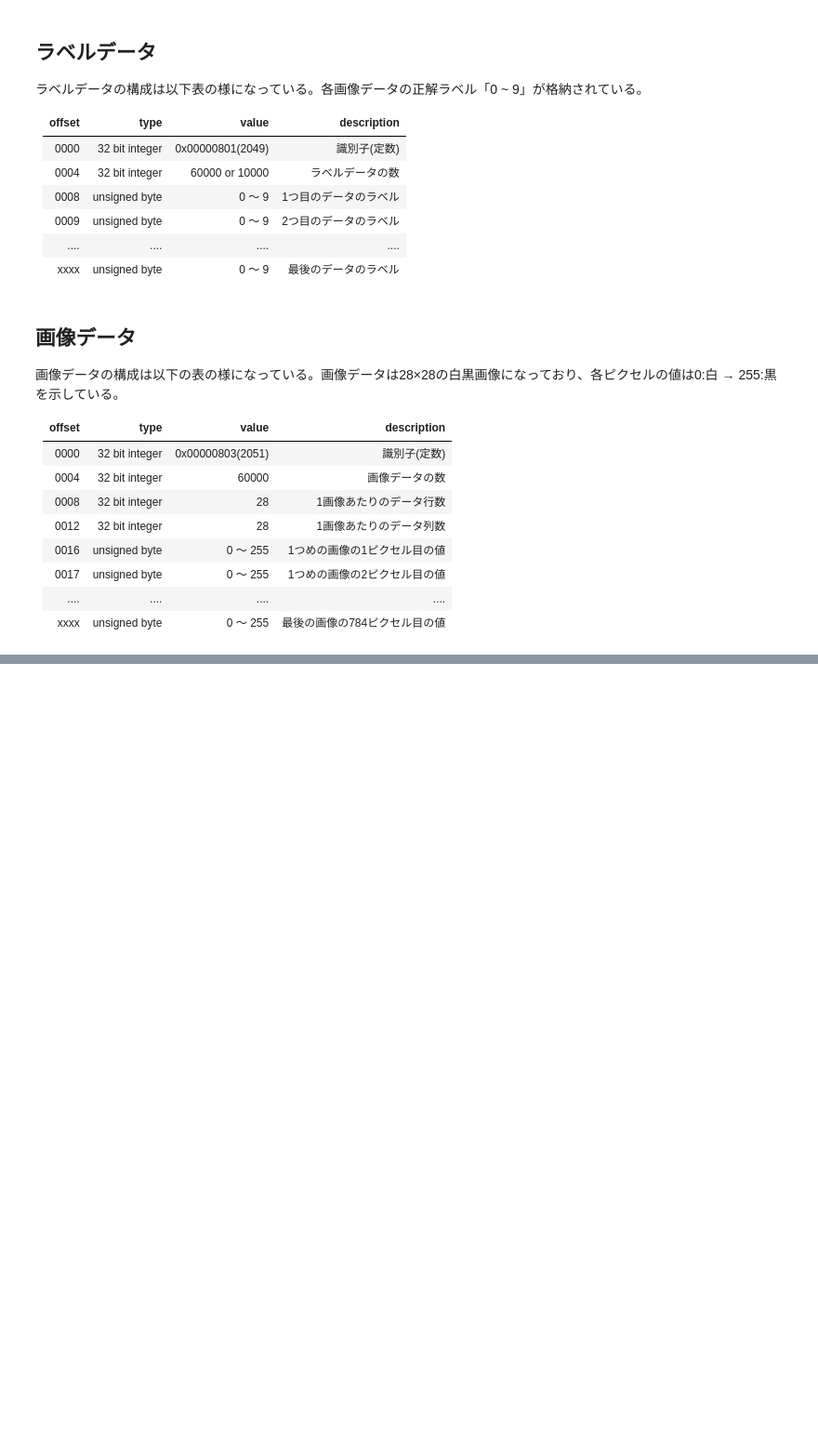
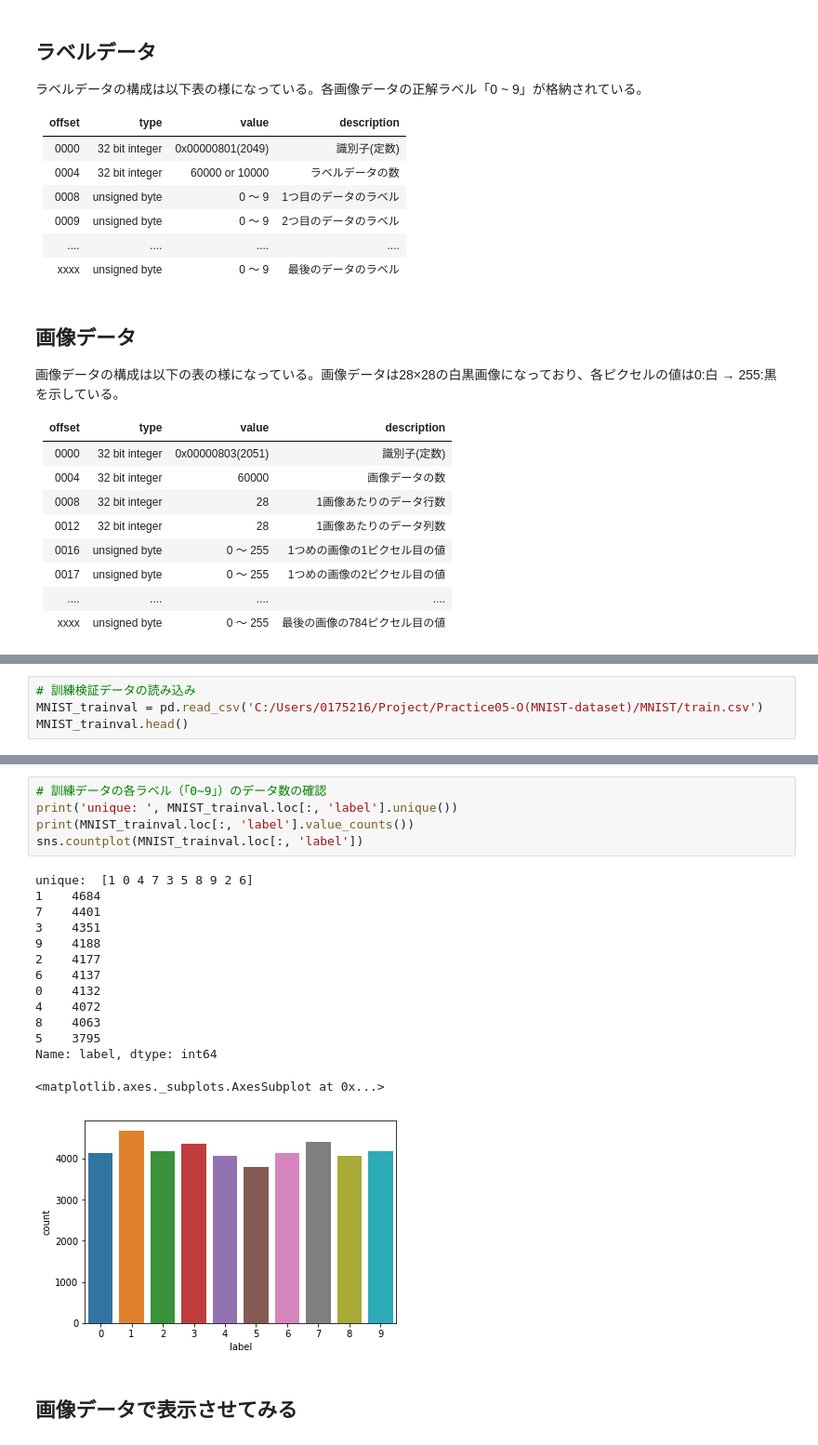
Before and after one commit to tetsuya-yamamoto-ai-learn/Practice05-O, a Jupyter notebook: MNISTデータセット.ipynb, the cells around one changed output, grey strips where cells are left out. Shown at 93% size. Saved outputs shown, nothing was run; the diff lists cells and outputs as text; blank space fills up the shorter version.

Commit message:
[課題O-2,3]MNISTに対するEDAと自作モデルでSubmission
- MNISTデータを読み込み、画像として可視化。EDAを簡単に行った。
- Pytorchでモデルを作成し予測を実行して推測した。

```diff
--- a/MNISTデータセット.ipynb
+++ b/MNISTデータセット.ipynb
@@ -49,0 +65,4 @@ MNIST(Mixed National Insutitute of Standards and Technology databese)とは、
+# %%
+# 訓練検証データの読み込み
+MNIST_trainval = pd.read_csv('C:/Users/0175216/Project/Practice05-O(MNIST-dataset)/MNIST/train.csv')
+MNIST_trainval.head()
@@ -49,0 +98,22 @@ MNIST(Mixed National Insutitute of Standards and Technology databese)とは、
+# %%
+# 訓練データの各ラベル（「0~9」）のデータ数の確認
+print('unique: ', MNIST_trainval.loc[:, 'label'].unique())
+print(MNIST_trainval.loc[:, 'label'].value_counts())
+sns.countplot(MNIST_trainval.loc[:, 'label'])
+# %% [output]
+unique:  [1 0 4 7 3 5 8 9 2 6]
+1    4684
+7    4401
+3    4351
+9    4188
+2    4177
+6    4137
+0    4132
+4    4072
+8    4063
+5    3795
+Name: label, dtype: int64
+<matplotlib.axes._subplots.AxesSubplot at 0x...>
+[figure, added]
+# %% [markdown]
+## 画像データで表示させてみる
```
Also changed, not shown: parts of 20 cells of this notebook.
